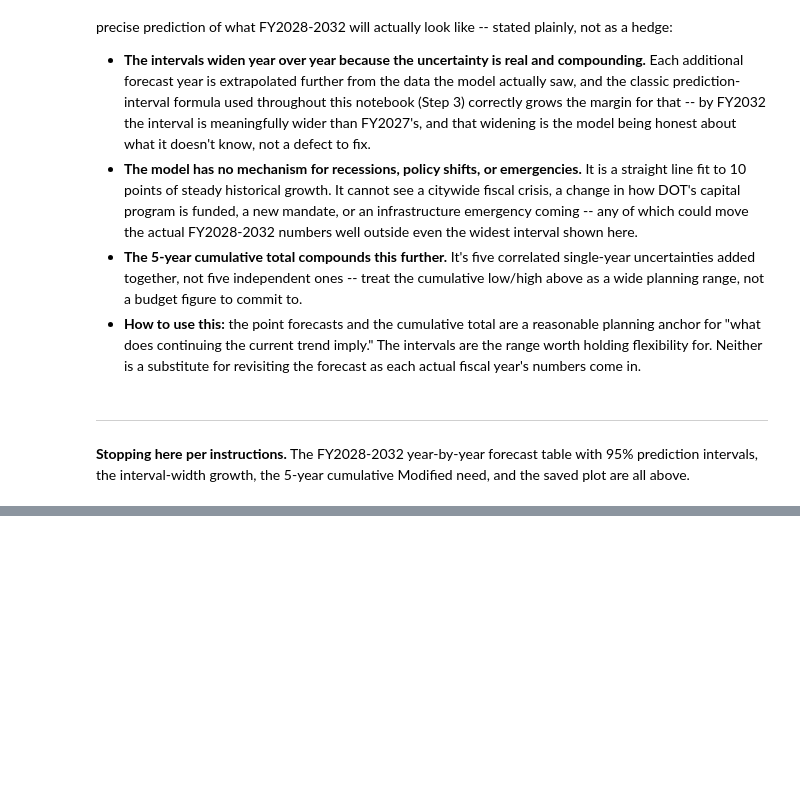
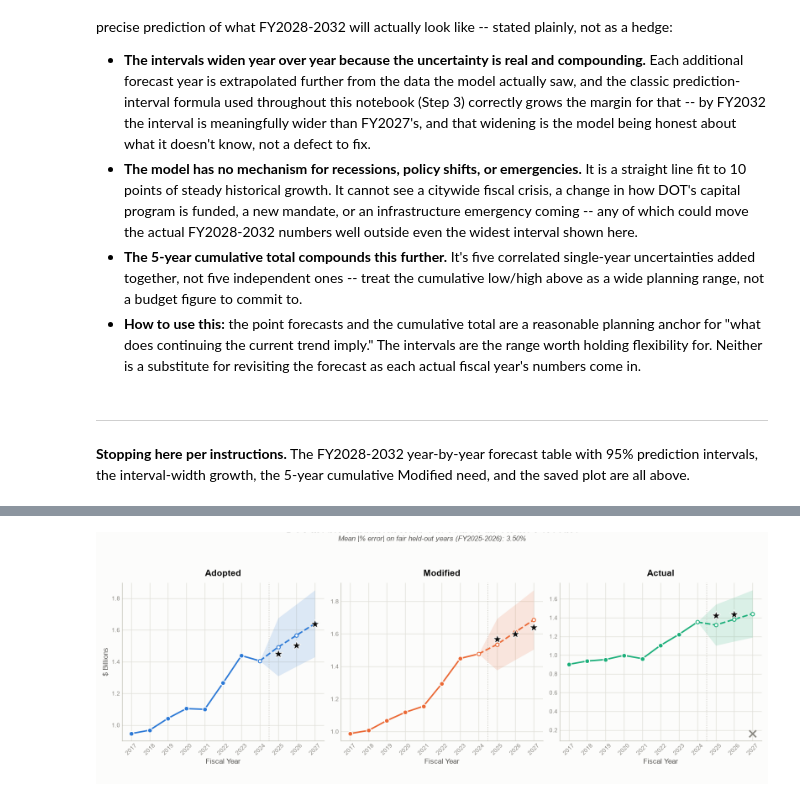
Before and after one commit to lindali-huishan/Budget_Allocation, a Jupyter notebook: dot_forecast.ipynb, the cells around one changed output, grey strips where cells are left out. Drawn from its saved outputs; the diff is of its cells as text; code cells hidden in the pictures; blank space fills up the shorter version.

```diff
--- a/dot_forecast.ipynb
+++ b/dot_forecast.ipynb
@@ -721,0 +1415,91 @@ cumulative Modified need, and the saved plot are all above.
+# %%
+fig, axes = plt.subplots(1, 3, figsize=(16, 6), facecolor=SURFACE, sharex=False)
+
+for ax, col in zip(axes, SERIES_COLS):
+    ax.set_facecolor(SURFACE)
+    color = SERIES[col]
+
+    # Training history (FY2017-2024), solid + markers
+    ax.plot(
+        viz_train["fiscal_year"], viz_train[col] / 1e9,
+        color=color, linewidth=2.5, marker="o", markersize=8,
+        markerfacecolor=color, markeredgecolor=SURFACE, markeredgewidth=1.5,
+        label="Training (2017-2024)", zorder=3,
+    )
+
+    # Fitted trend + 95% PI, extended through the fair years + FY2027 (marked)
+    fc = viz_fits[col]["forecast"].set_index("fiscal_year")
+    last_hist_year = int(viz_train["fiscal_year"].max())
+    last_hist_val = viz_train.loc[viz_train["fiscal_year"] == last_hist_year, col].iloc[0]
+    fx = [last_hist_year] + VIZ_FORECAST_YEARS
+    fpoint = [last_hist_val] + list(fc.loc[VIZ_FORECAST_YEARS, "point_forecast"])
+    flow = [last_hist_val] + list(fc.loc[VIZ_FORECAST_YEARS, "lower_95"])
+    fhigh = [last_hist_val] + list(fc.loc[VIZ_FORECAST_YEARS, "upper_95"])
+
+    ax.plot(
+        fx, np.array(fpoint) / 1e9, color=color, linewidth=2.5, linestyle="--",
+        marker="o", markersize=6, markerfacecolor=SURFACE, markeredgecolor=color,
+        markeredgewidth=1.5, label="Forecast trend", zorder=3,
+    )
+    ax.fill_between(
+        fx, np.array(flow) / 1e9, np.array(fhigh) / 1e9,
+        color=color, alpha=0.15, linewidth=0, label="95% interval", zorder=1,
+    )
+
+    # Real held-out points on top: fair years as stars, FY2027 marked "excluded"
+    fair_real = full_table[full_table["fiscal_year"].isin(FAIR_YEARS)]
+    ax.scatter(
+        fair_real["fiscal_year"], fair_real[col] / 1e9,
+        color=INK_PRIMARY, marker="*", s=260, zorder=5,
+        edgecolor=SURFACE, linewidth=1, label="Real (held out)",
+    )
+    fy2027_real = full_table.loc[full_table["fiscal_year"] == 2027, col].iloc[0]
+    if col == "actual":
+        ax.scatter(
+            [2027], [fy2027_real / 1e9], color=INK_MUTED, marker="x", s=140,
+            zorder=5, linewidth=2.5, label="FY2027 (partial year, excluded)",
+        )
+    else:
+        ax.scatter(
+            [2027], [fy2027_real / 1e9], color=INK_PRIMARY, marker="*", s=260,
+            zorder=5, edgecolor=SURFACE, linewidth=1,
+        )
+
+    ax.axvline(last_hist_year + 0.5, color=BASELINE, linewidth=1.2, linestyle=":", zorder=2)
+
+    ax.set_title(col.capitalize(), fontsize=15, fontweight="bold", color=INK_PRIMARY, pad=12)
+    ax.set_xlabel("Fiscal Year", fontsize=12, color=INK_SECONDARY)
+    ax.set_xticks(list(viz_train["fiscal_year"]) + VIZ_FORECAST_YEARS)
+    ax.tick_params(axis="x", labelrotation=45, labelsize=10, colors=INK_MUTED)
+    ax.tick_params(axis="y", labelsize=10, colors=INK_MUTED)
+    ax.grid(True, color=GRIDLINE, linewidth=1)
+    ax.set_axisbelow(True)
+    for spine_name in ("top", "right"):
+        ax.spines[spine_name].set_visible(False)
+    for spine_name in ("left", "bottom"):
+        ax.spines[spine_name].set_color(BASELINE)
+
+axes[0].set_ylabel("$ Billions", fontsize=12, color=INK_SECONDARY)
+
+handles, labels = axes[0].get_legend_handles_labels()
+fig.legend(
+    handles, labels, loc="lower center", ncol=5, frameon=False,
+    fontsize=10.5, labelcolor=INK_SECONDARY, bbox_to_anchor=(0.5, -0.06),
+)
+
+fig.suptitle(
+    "DOT Model Validation: Held-Out Years Fall On the Forecast",
+    fontsize=18, fontweight="bold", color=INK_PRIMARY, y=1.03,
+)
+fig.text(
+    0.5, 0.965, f"Mean |% error| on fair held-out years (FY2025-2026): {mean_fair_error:.2f}%",
+    ha="center", fontsize=12, color=INK_SECONDARY, style="italic",
+)
+
+fig.tight_layout(rect=[0, 0.05, 1, 0.94])
+
+TREND_VALIDATION_PATH = "dot_backtest_trend_validation.png"
+fig.savefig(TREND_VALIDATION_PATH, dpi=150, facecolor=SURFACE, bbox_inches="tight")
+print(f"Saved Option B (trend + held-out points) to {TREND_VALIDATION_PATH}")
+plt.show()
+# %% [output]
@@ -721,0 +1507 @@ cumulative Modified need, and the saved plot are all above.
+[figure, added]
```
Also changed, not shown: parts of 38 cells of this notebook, 8 other files.
